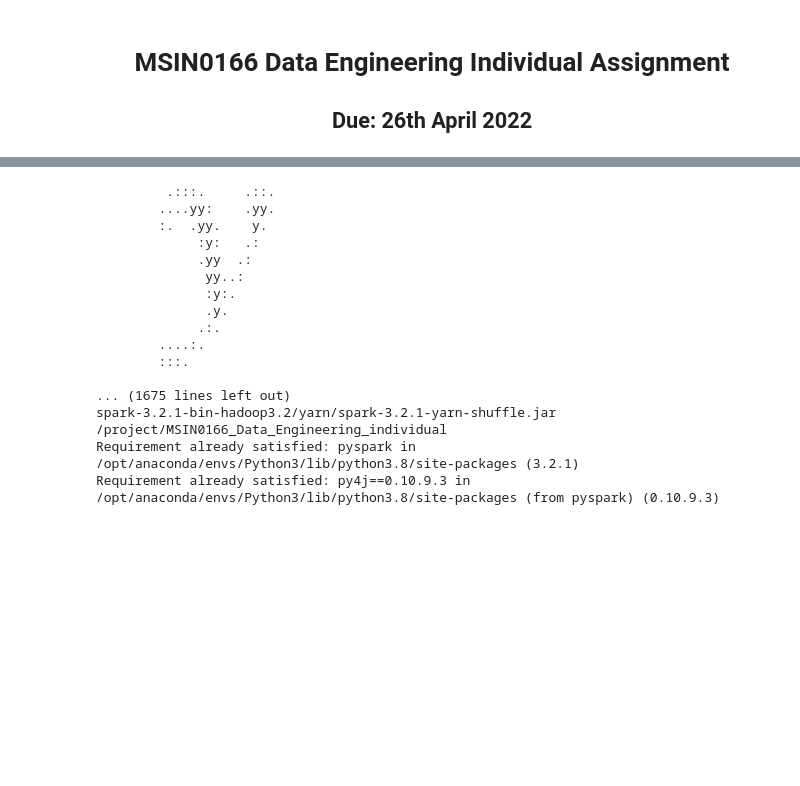
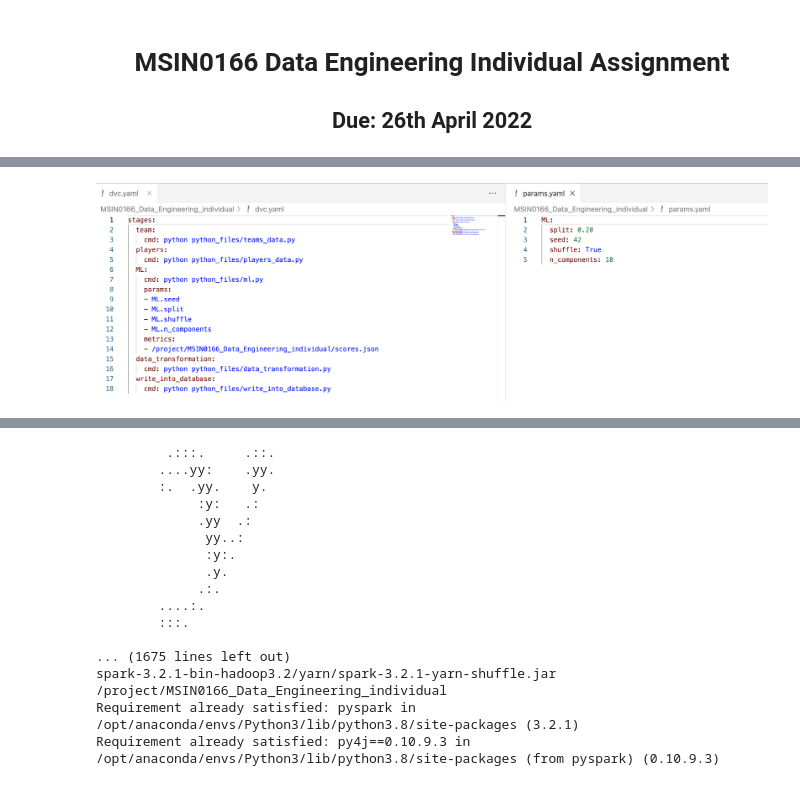
Before and after one commit to Haiyun-Zou/MSIN0166_Data_Engineering_individual, a Jupyter notebook: MSIN0166_Data_Engineering_Individual_Assignment.ipynb, the cells around one changed output, grey strips where cells are left out. Cells and saved outputs as stored; diff of their text form; code cells hidden in the pictures; blank space fills up the shorter version.

```diff
--- a/MSIN0166_Data_Engineering_Individual_Assignment.ipynb
+++ b/MSIN0166_Data_Engineering_Individual_Assignment.ipynb
@@ -16,0 +26,4 @@ import matplotlib.pyplot as plt
+# %%
+Image("/project/MSIN0166_Data_Engineering_individual/graphs/dvc_files.png", width = 900)
+# %% [output]
+[figure, added]
```
Also changed, not shown: parts of 54 cells of this notebook, 2 other files.
